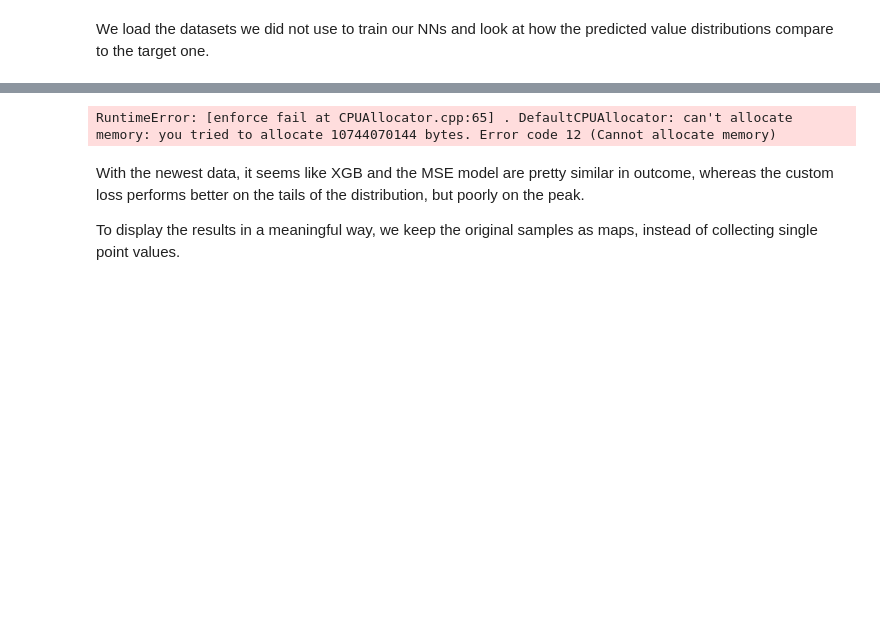
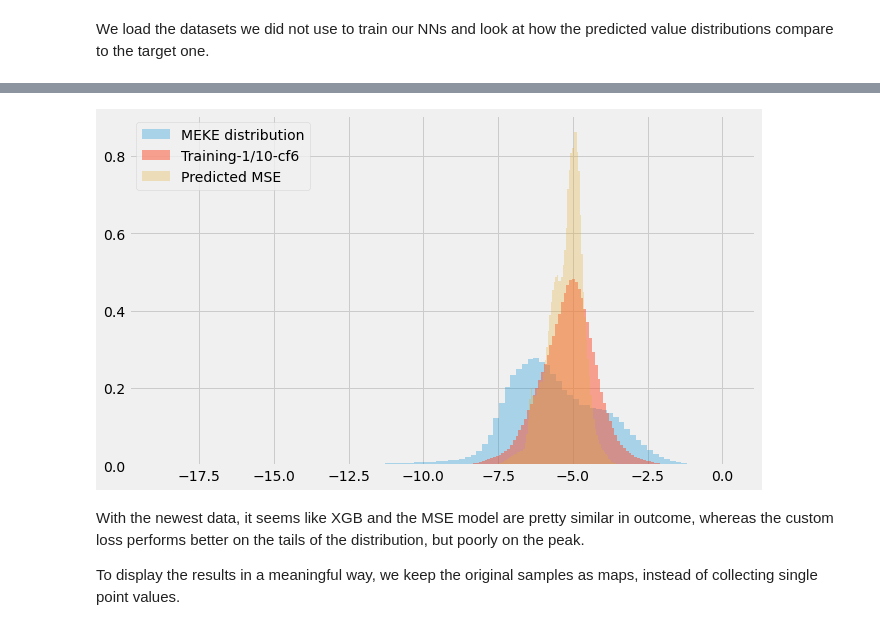
Before and after one commit to CrayLabs/NCAR_ML_EKE, a Jupyter notebook: notebooks/train_new_data.ipynb, the cells around one changed output, grey strips where cells are left out. Saved outputs shown, nothing was run; the diff lists cells and outputs as text; code cells hidden in the pictures; blank space fills up the shorter version.

```diff
--- a/notebooks/train_new_data.ipynb
+++ b/notebooks/train_new_data.ipynb
@@ -591,22 +608,25 @@ min EKE = -13.924213409423828, max EKE = -0.36972540616989136
 # %%
 # make some predictions
 #preds_cus = model_cus(torch.tensor(data_10.values))
 #preds_cus = preds_cus.detach().numpy()
 preds_mse = model_mse(torch.tensor(data.values))
 preds_mse = preds_mse.detach().numpy()
 #preds_rf  = rf.predict(data_10).reshape((-1,1))
 
 
 # show true distribution vs predicted
 plt.figure(figsize=(10,6))
-plt.hist(targets_10,bins=100,alpha=0.3,label='True distribution', density=True)
+plt.hist(targets,bins=100,alpha=0.3,label='MEKE distribution', density=True)
+plt.hist(y_test_prep, bins=100, density=True, alpha=0.5, label='Training-1/10-cf6')
 #plt.hist(preds_cus,bins=100,alpha=0.3,label='Predicted Custom', density=True)
 plt.hist(preds_mse,bins=100,alpha=0.3,label='Predicted MSE', density=True)
 #plt.hist(preds_rf,bins=100,alpha=0.3,label='Predicted XGB', density=True, color='green')
 plt.legend()
 plt.draw()
+
+plt.savefig('EKE_dist.png')
 # %% [output]
-RuntimeError: [enforce fail at CPUAllocator.cpp:65] . DefaultCPUAllocator: can't allocate memory: you tried to allocate 10744070144 bytes. Error code 12 (Cannot allocate memory)
+[figure, added]
 # %% [markdown]
 With the newest data, it seems like XGB and the MSE model are pretty similar in outcome, whereas the custom loss performs better on the tails of the distribution, but poorly on the peak.
 
```
Also changed, not shown: parts of 18 cells of this notebook, 3 other files.
